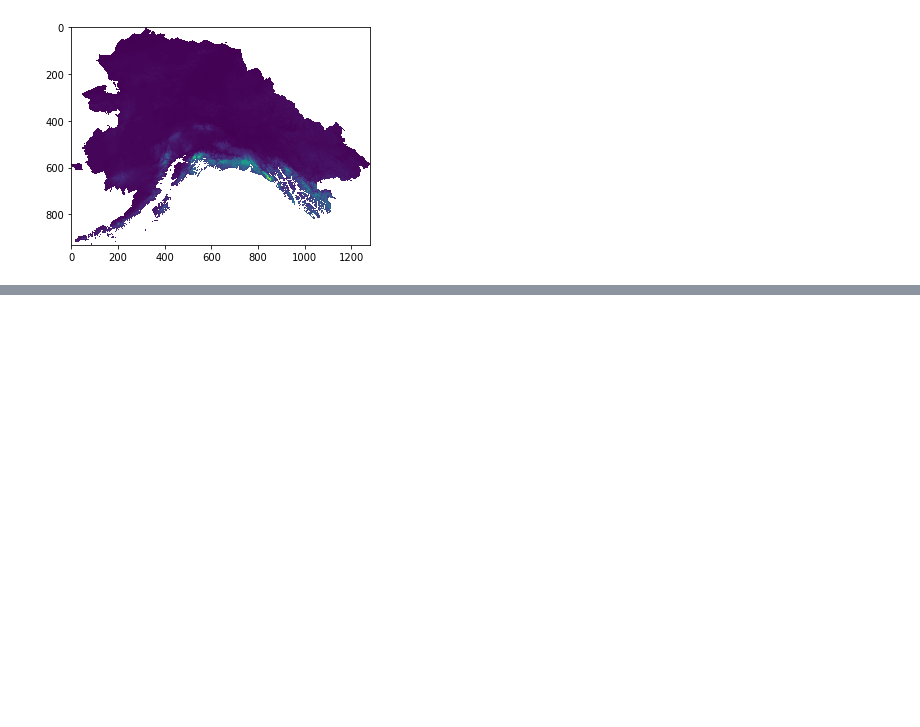
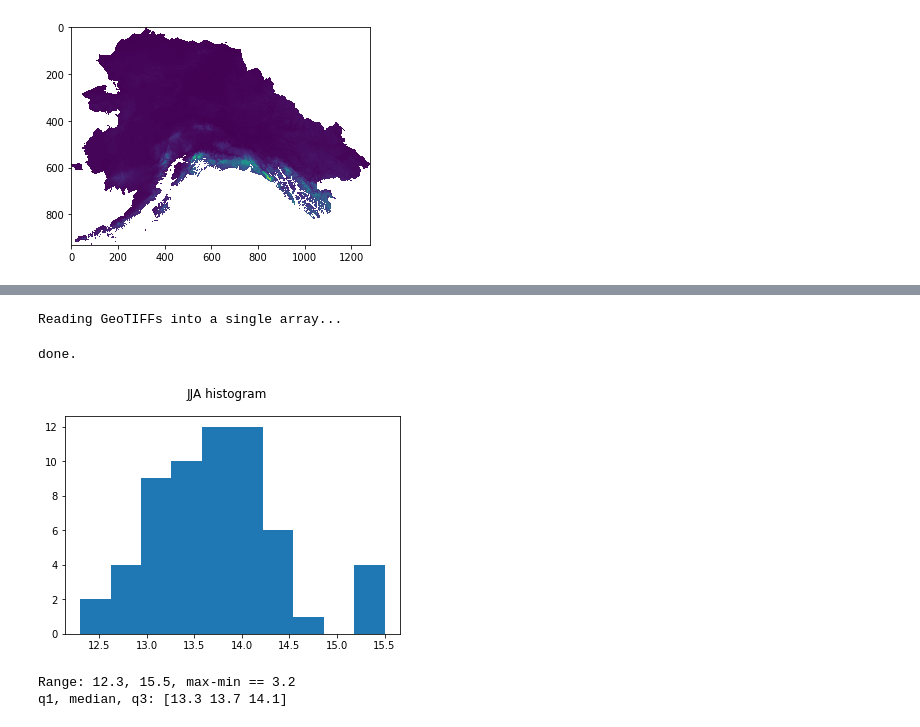
Before and after one commit to ua-snap/rasdaman-ingest, a Jupyter notebook: iem/tas_pr_2km/preprocess_historical.ipynb, the cells around one changed output, grey strips where cells are left out. Saved outputs shown, nothing was run; the diff lists cells and outputs as text; code cells hidden in the pictures; blank space fills up the shorter version.

```diff
--- a/iem/tas_pr_2km/preprocess_historical.ipynb
+++ b/iem/tas_pr_2km/preprocess_historical.ipynb
@@ -266,0 +357,8 @@ plot_sample_tif(pr_out_fps[0])
+# %%
+plot_season_histogram(src_dir, temp_fp, "JJA")
+# %% [output]
+Reading GeoTIFFs into a single array...
+done.
+[figure, added]
+Range: 12.3, 15.5, max-min == 3.2
+q1, median, q3: [13.3 13.7 14.1]
```
Also changed, not shown: parts of 9 cells of this notebook, 3 other files.
